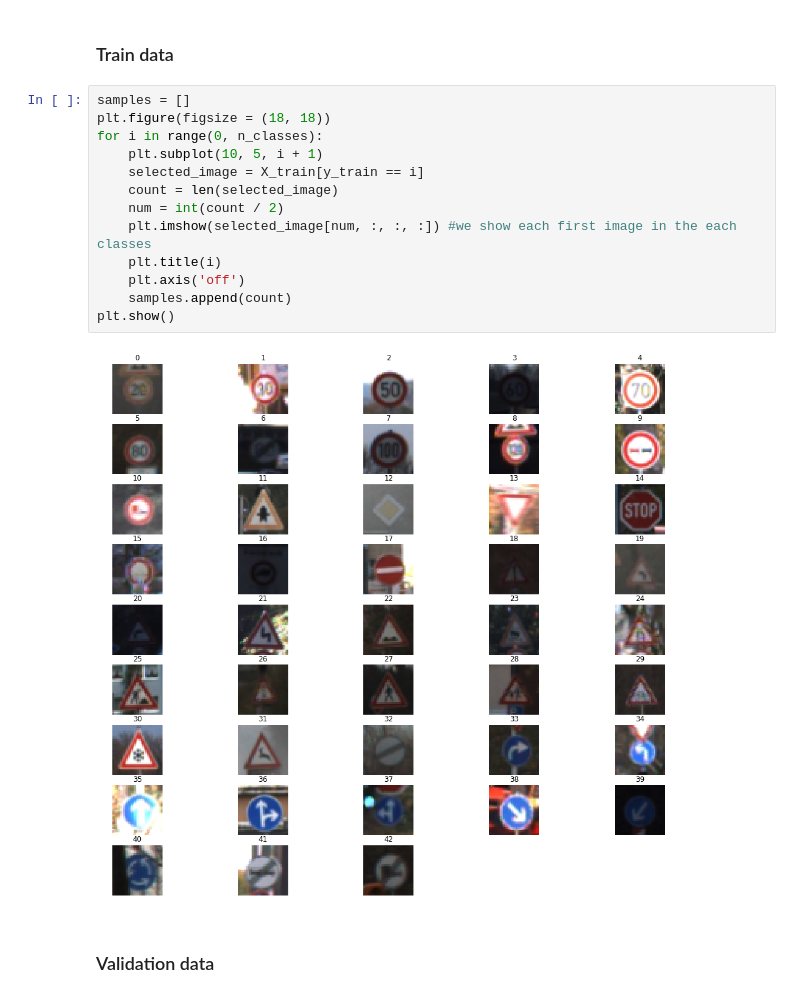
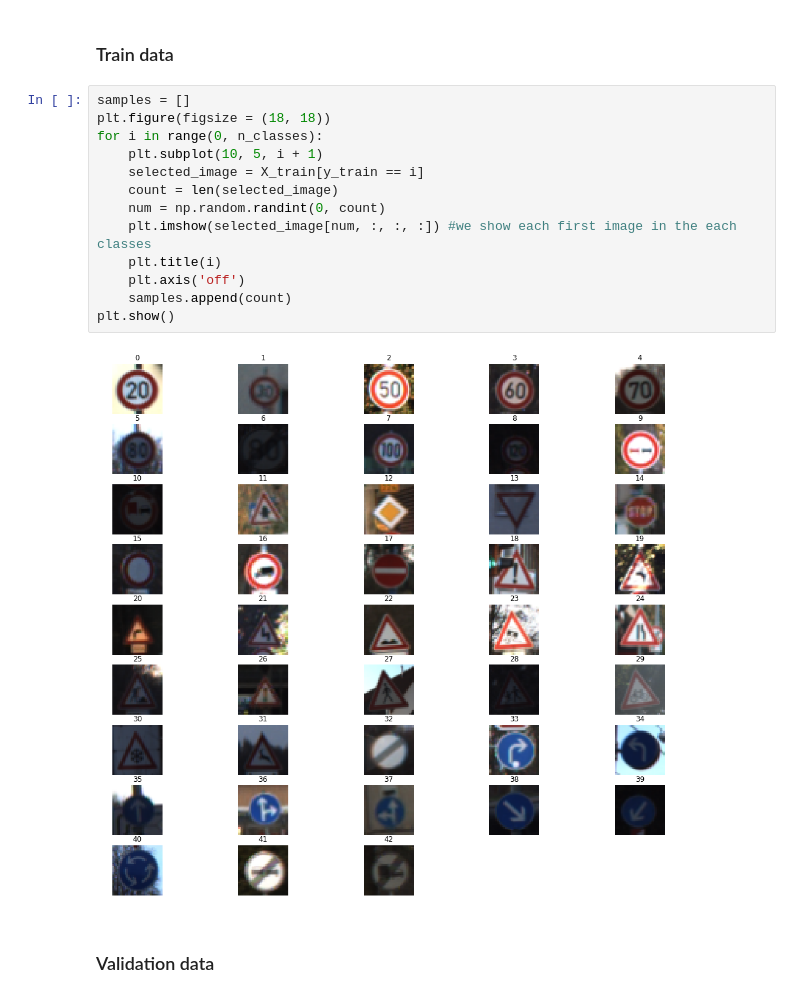
Before and after one commit to SRKarimov/SDCND-T1-P4-TrafficSignsClassifier, a Jupyter notebook: Traffic_Sign_Classifier.ipynb, the cells around one changed output. Cells and saved outputs as stored; diff of their text form.

```diff
--- a/Traffic_Sign_Classifier.ipynb
+++ b/Traffic_Sign_Classifier.ipynb
@@ -105,18 +105,18 @@ import matplotlib.pyplot as plt
 # %%
 samples = []
 plt.figure(figsize = (18, 18))
 for i in range(0, n_classes):
     plt.subplot(10, 5, i + 1)
     selected_image = X_train[y_train == i]
     count = len(selected_image)
-    num = int(count / 2)
+    num = np.random.randint(0, count)
     plt.imshow(selected_image[num, :, :, :]) #we show each first image in the each classes
     plt.title(i)
     plt.axis('off')
     samples.append(count)
 plt.show()
 # %% [output]
-[figure, old version]
+[figure, new version]
 # %% [markdown]
 ### Validation data
 # %%
```
Also changed, not shown: parts of 26 cells of this notebook.
